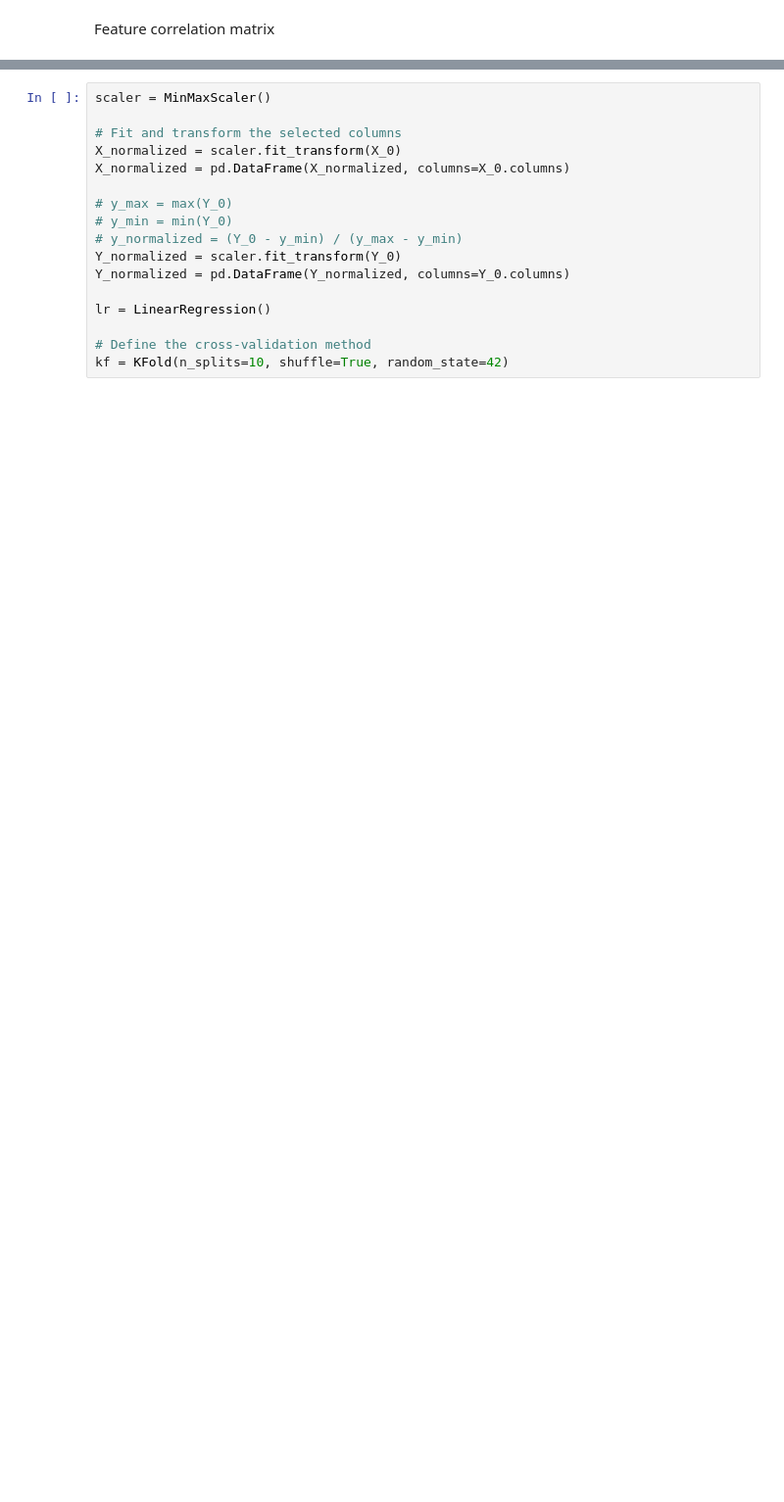
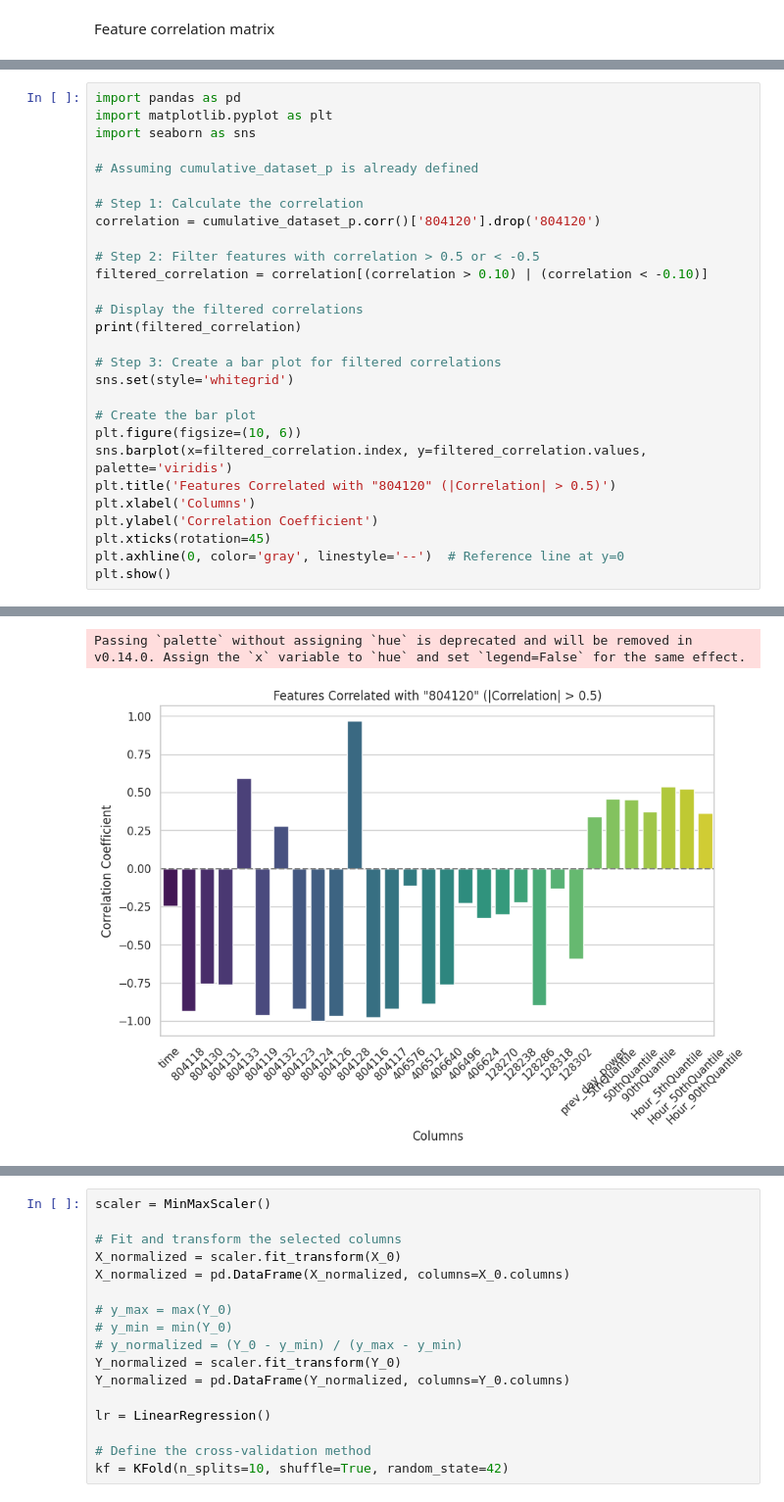
Before and after one commit to manishat9096/Assignment1_ML_in_Energy_Systems, a Jupyter notebook: Codes/Step_2_v2.ipynb, the cells around one changed output, grey strips where cells are left out. Shown at 98% size. Drawn from its saved outputs; the diff is of its cells as text; blank space fills up the shorter version.

```diff
--- a/Codes/Step_2_v2.ipynb
+++ b/Codes/Step_2_v2.ipynb
@@ -255,0 +332,29 @@ cumulative_dataset = cumulative_dataset.select(features_selected).drop_nulls()
+# %%
+import pandas as pd
+import matplotlib.pyplot as plt
+import seaborn as sns
+
+# Assuming cumulative_dataset_p is already defined
+
+# Step 1: Calculate the correlation
+correlation = cumulative_dataset_p.corr()['804120'].drop('804120')
+
+# Step 2: Filter features with correlation > 0.5 or < -0.5
+filtered_correlation = correlation[(correlation > 0.10) | (correlation < -0.10)]
+
+# Display the filtered correlations
+print(filtered_correlation)
+
+# Step 3: Create a bar plot for filtered correlations
+sns.set(style='whitegrid')
+
+# Create the bar plot
+plt.figure(figsize=(10, 6))
+sns.barplot(x=filtered_correlation.index, y=filtered_correlation.values, palette='viridis')
+plt.title('Features Correlated with "804120" (|Correlation| > 0.5)')
+plt.xlabel('Columns')
+plt.ylabel('Correlation Coefficient')
+plt.xticks(rotation=45)
+plt.axhline(0, color='gray', linestyle='--')  # Reference line at y=0
+plt.show()
+# %% [output]
@@ -255,0 +378,2 @@ cumulative_dataset = cumulative_dataset.select(features_selected).drop_nulls()
+Passing `palette` without assigning `hue` is deprecated and will be removed in v0.14.0. Assign the `x` variable to `hue` and set `legend=False` for the same effect.
+[figure, added]
```
Also changed, not shown: parts of 26 cells of this notebook, 2 other files.
